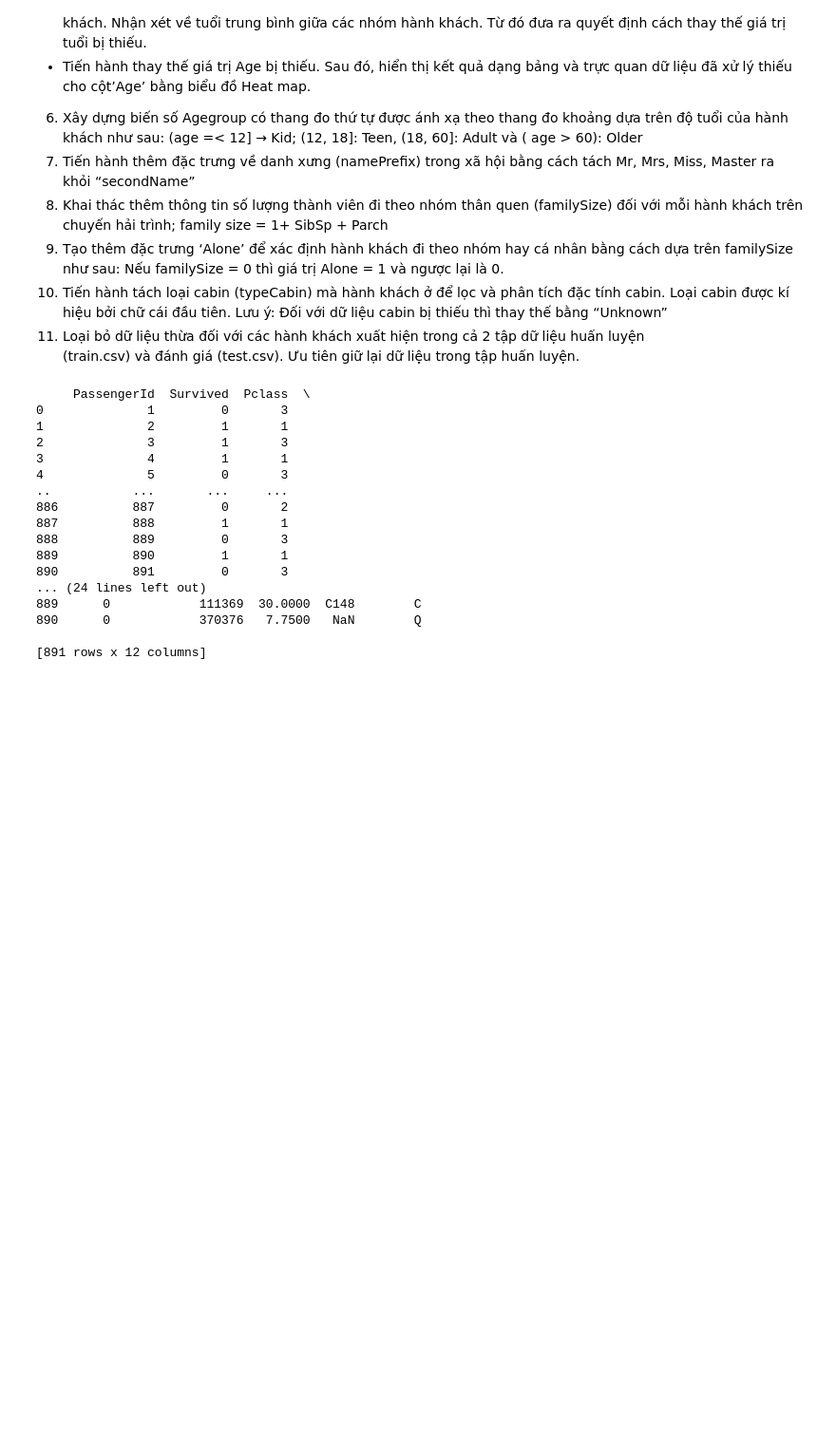
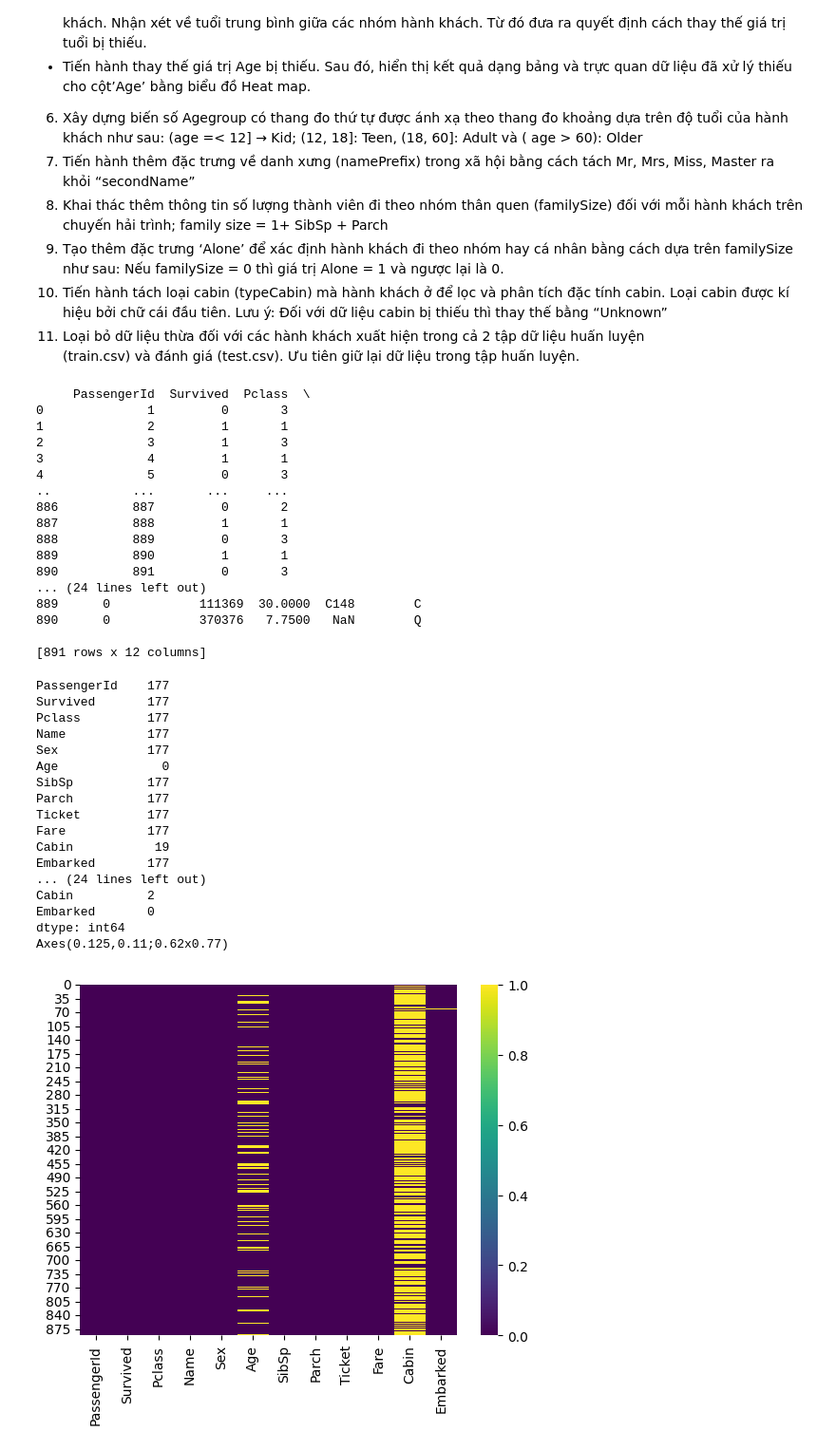
Before and after one commit to Thinh065/Thinh065-PhanTichDuLieunHocSau, a Jupyter notebook: lap4.ipynb, the cells around one changed output. Shown at 95% size. Drawn from its saved outputs; the diff is of its cells as text; code cells hidden in the pictures; blank space fills up the shorter version.

```diff
--- a/lap4.ipynb
+++ b/lap4.ipynb
@@ -59,3 +59,38 @@ print(titanic)
 890      0            370376   7.7500   NaN        Q
 
 [891 rows x 12 columns]
+# %%
+# Câu 2: Thống kê dữ liệu thiếu trên các biến số và trực quan hóa dữ liệu thiếu bằng biểu đồ (Heat map).
+# Hãy cho nhận xét về tình trạng thiếu dữ liệu Age, Cabin và Embarked.
+
+dfage = titanic[titanic['Age'].isna()]
+print(dfage.count())
+
+dfcabin = titanic[titanic['Cabin'].isna()]
+print(dfcabin.count())
+
+dfembarked = titanic[titanic['Embarked'].isna()]
+print(dfembarked.count())
+
+# Trực quan hóa bằng heatmap
+import seaborn as sns
+print(sns.heatmap(titanic.isna(), cmap='viridis'))
+# %% [output]
+PassengerId    177
+Survived       177
+Pclass         177
+Name           177
+Sex            177
+Age              0
+SibSp          177
+Parch          177
+Ticket         177
+Fare           177
+Cabin           19
+Embarked       177
+... (24 lines left out)
+Cabin          2
+Embarked       0
+dtype: int64
+Axes(0.125,0.11;0.62x0.77)
+[figure, added]
```
Also changed, not shown: parts of 2 cells of this notebook.
